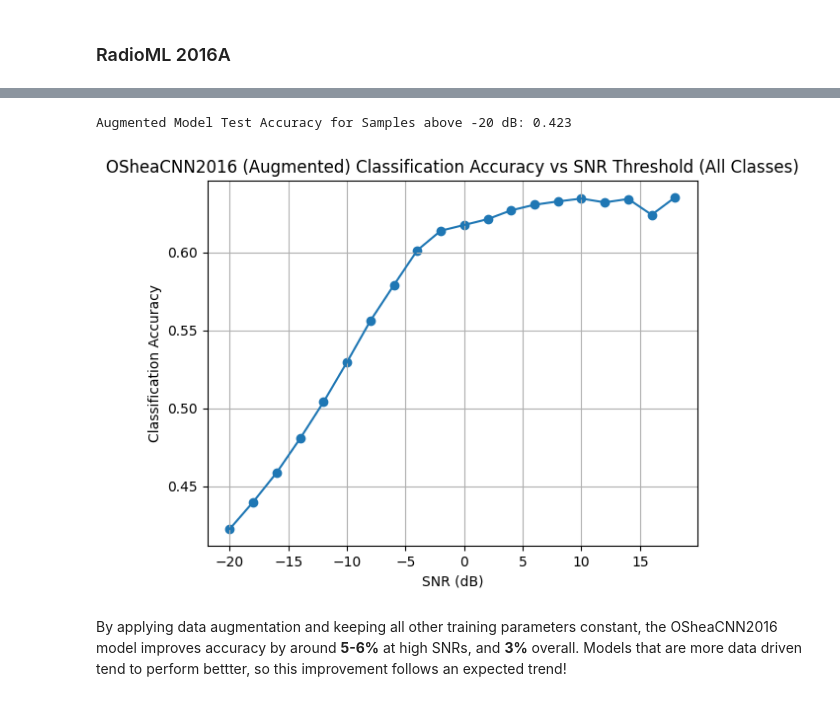
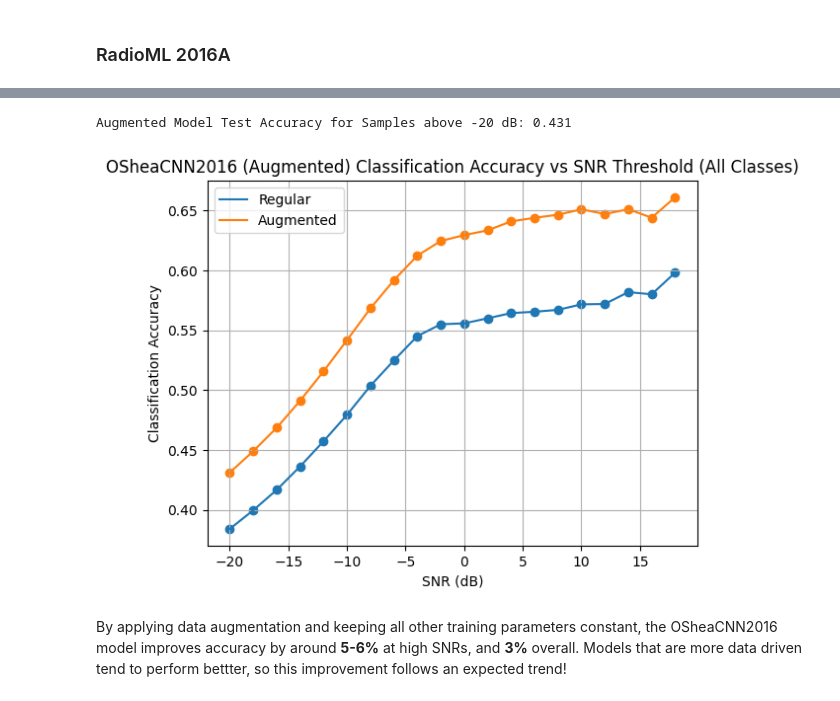
Before and after one commit to dotimothy/ECE239AS-MWC-AMR, a Jupyter notebook: Project.ipynb, the cells around one changed output, grey strips where cells are left out. Drawn from its saved outputs; the diff is of its cells as text; code cells hidden in the pictures.

```diff
--- a/Project.ipynb
+++ b/Project.ipynb
@@ -847,20 +847,23 @@ if(not(use_pretrained)): # Generate Loss Curves if Model was Recently Trained
 # Evaluating Based on SNR Threshold
 if(device == 'cuda'): # Free any Device Memory before Start Training
     torch.cuda.empty_cache()
-modelDir = './models/OSheaCNN2016_250_best_augmented.pt'
-model = torch.load(modelDir)
+augDir = './models/OSheaCNN2016_250_best_augmented.pt'
+augModel = torch.load(augDir)
 thresh = -20 # SNR Thresholdh in dB
 idxThresh  = np.where(Z_test >= thresh)[0]
 eval_data = test_data[idxThresh]
 eval_data = torch.utils.data.TensorDataset(*eval_data)
 eval_loader = torch.utils.data.DataLoader(eval_data,shuffle=False,batch_size=batch_size)
-test_acc = models.train.eval(device,model,eval_loader)
+test_acc = models.train.eval(device,augModel,eval_loader)
 print(f'Augmented Model Test Accuracy for Samples above {thresh} dB: {test_acc:.3f}')
 # %% [output]
-Augmented Model Test Accuracy for Samples above -20 dB: 0.423
+Augmented Model Test Accuracy for Samples above -20 dB: 0.431
 # %%
 # Evaluate Test Accuracies
+aug_accs = []
 test_accs = []
+modelDir = './models/OSheaCNN2016_250_best.pt'
+augModel = torch.load(augDir)
 model = torch.load(modelDir)
 for SNR in SNRs:
     idxThresh  = np.where(Z_test >= SNR)[0]
@@ -868,18 +871,22 @@ for SNR in SNRs:
     eval_data = torch.utils.data.TensorDataset(*eval_data)
     eval_loader = torch.utils.data.DataLoader(eval_data,shuffle=False,batch_size=batch_size)
     test_accs.append(models.train.eval(device,model,eval_loader))
+    aug_accs.append(models.train.eval(device,augModel,eval_loader))
 # %%
 plt.figure()
 plt.plot(SNRs,test_accs)
+plt.plot(SNRs,aug_accs)
 plt.scatter(SNRs,test_accs)
+plt.scatter(SNRs,aug_accs)
+plt.legend(['Regular','Augmented'])
 plt.grid()
 plt.title(f'{model.name} (Augmented) Classification Accuracy vs SNR Threshold (All Classes)')
 plt.xlabel('SNR (dB)')
 plt.ylabel('Classification Accuracy')
 plt.savefig(f'./results/{os.path.basename(modelDir).split(".pt")[0]}_SNRClassification.png')
 plt.show()
 # %% [output]
-[figure, old version]
+[figure, new version]
 # %% [markdown]
 By applying data augmentation and keeping all other training parameters constant, the OSheaCNN2016 model improves accuracy by around **5-6\%** at high SNRs, and **3\%** overall. Models that are more data driven tend to perform bettter, so this improvement follows an expected trend!
 # %% [markdown]
```
Also changed, not shown: parts of 14 cells of this notebook, 11 other files.
